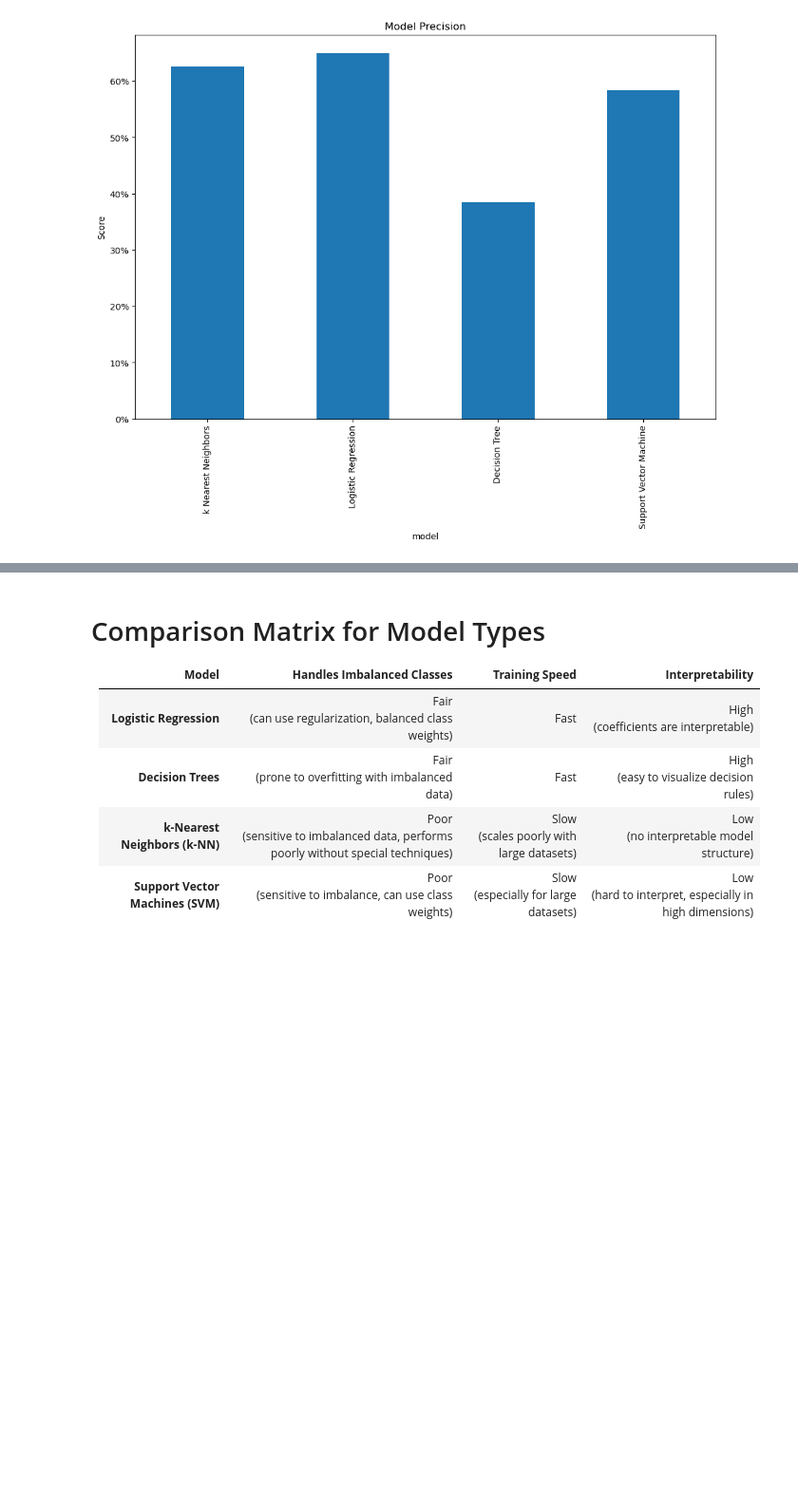
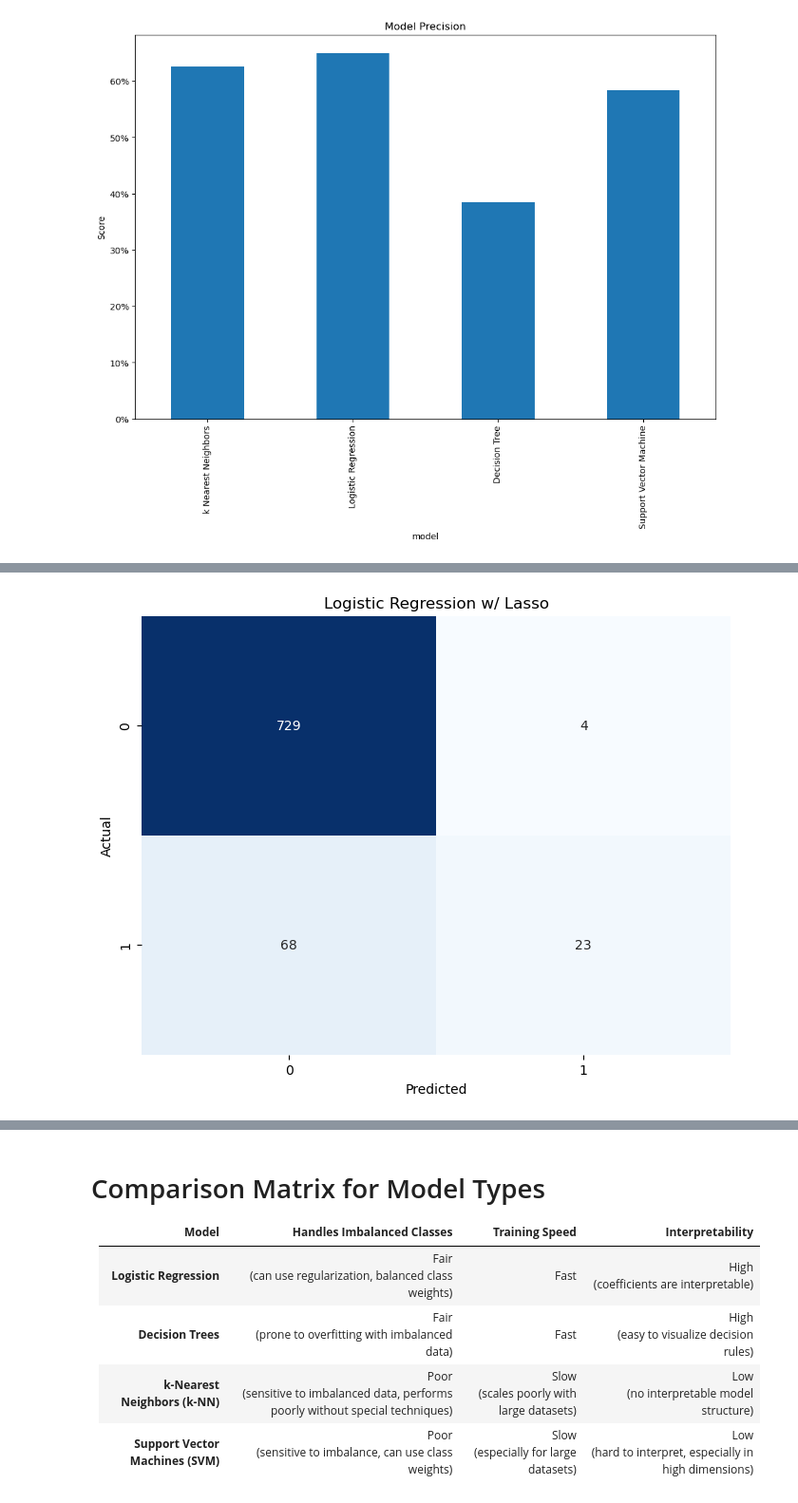
Before and after one commit to johnprg/BankData, a Jupyter notebook: try_it_17.1.ipynb, the cells around one changed output, grey strips where cells are left out. Shown at 95% size. Cells and saved outputs as stored; diff of their text form; code cells hidden in the pictures; blank space fills up the shorter version.

```diff
--- a/try_it_17.1.ipynb
+++ b/try_it_17.1.ipynb
@@ -895,0 +886,5 @@ show_svm(svm_model, X, 'Support Vector Machine')
+# %%
+# show the confusion matrix for the winning model
+show_confusion_matrix(lgr_model, X_test, y_test, 'Logistic Regression w/ Lasso')
+# %% [output]
+[figure, added]
```
Also changed, not shown: parts of 10 cells of this notebook.
